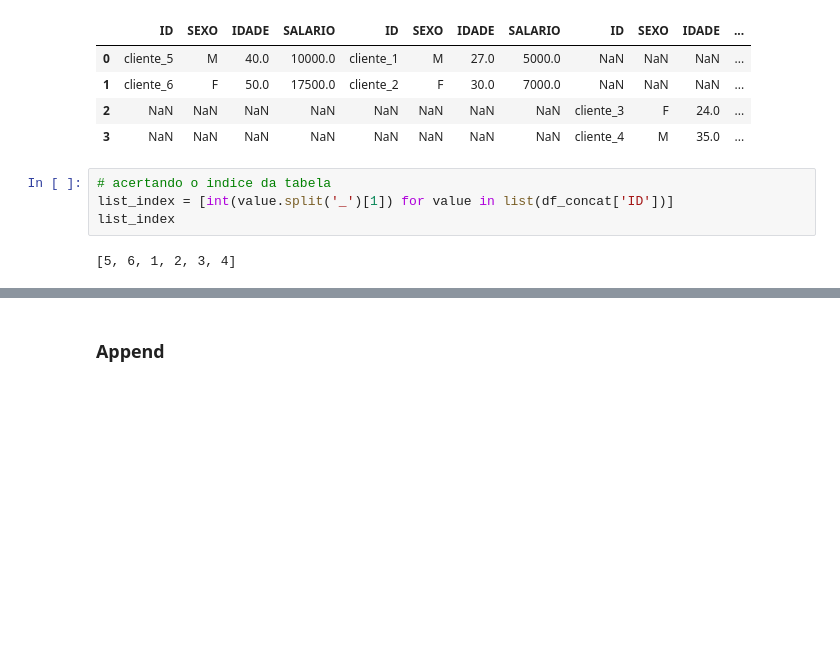
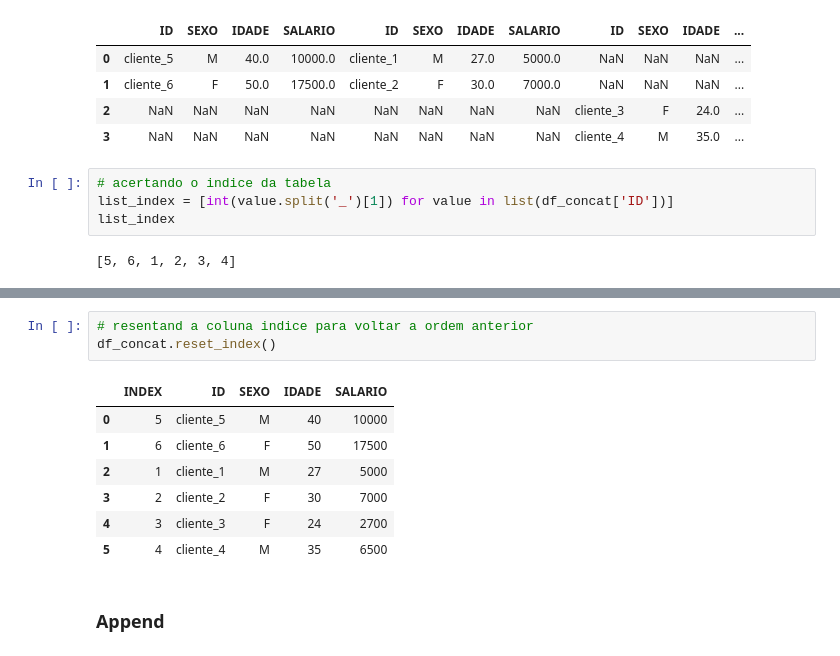
Before and after one commit to RaphaelfsOliveira/DataScience, a Jupyter notebook: EBAC Curso Ciência de Dados/Cientista de Dados/modulo_5_limpeza_e_preparacao_de_dados.ipynb, the cells around one changed output, grey strips where cells are left out. Cells and saved outputs as stored; diff of their text form; blank space fills up the shorter version.

```diff
--- a/EBAC Curso Ciência de Dados/Cientista de Dados/modulo_5_limpeza_e_preparacao_de_dados.ipynb
+++ b/EBAC Curso Ciência de Dados/Cientista de Dados/modulo_5_limpeza_e_preparacao_de_dados.ipynb
@@ -917,5 +917,16 @@ df_concat.sort_index()
 | 4 | cliente_4 | M | 35 | 6500 |
 | 5 | cliente_5 | M | 40 | 10000 |
 | 6 | cliente_6 | F | 50 | 17500 |
+# %%
+# resentand a coluna indice para voltar a ordem anterior
+df_concat.reset_index()
+# %% [output]
+|  | INDEX | ID | SEXO | IDADE | SALARIO |
+| 0 | 5 | cliente_5 | M | 40 | 10000 |
+| 1 | 6 | cliente_6 | F | 50 | 17500 |
+| 2 | 1 | cliente_1 | M | 27 | 5000 |
+| 3 | 2 | cliente_2 | F | 30 | 7000 |
+| 4 | 3 | cliente_3 | F | 24 | 2700 |
+| 5 | 4 | cliente_4 | M | 35 | 6500 |
 # %% [markdown]
 ### Append
```
Also changed, not shown: parts of 3 cells of this notebook.
